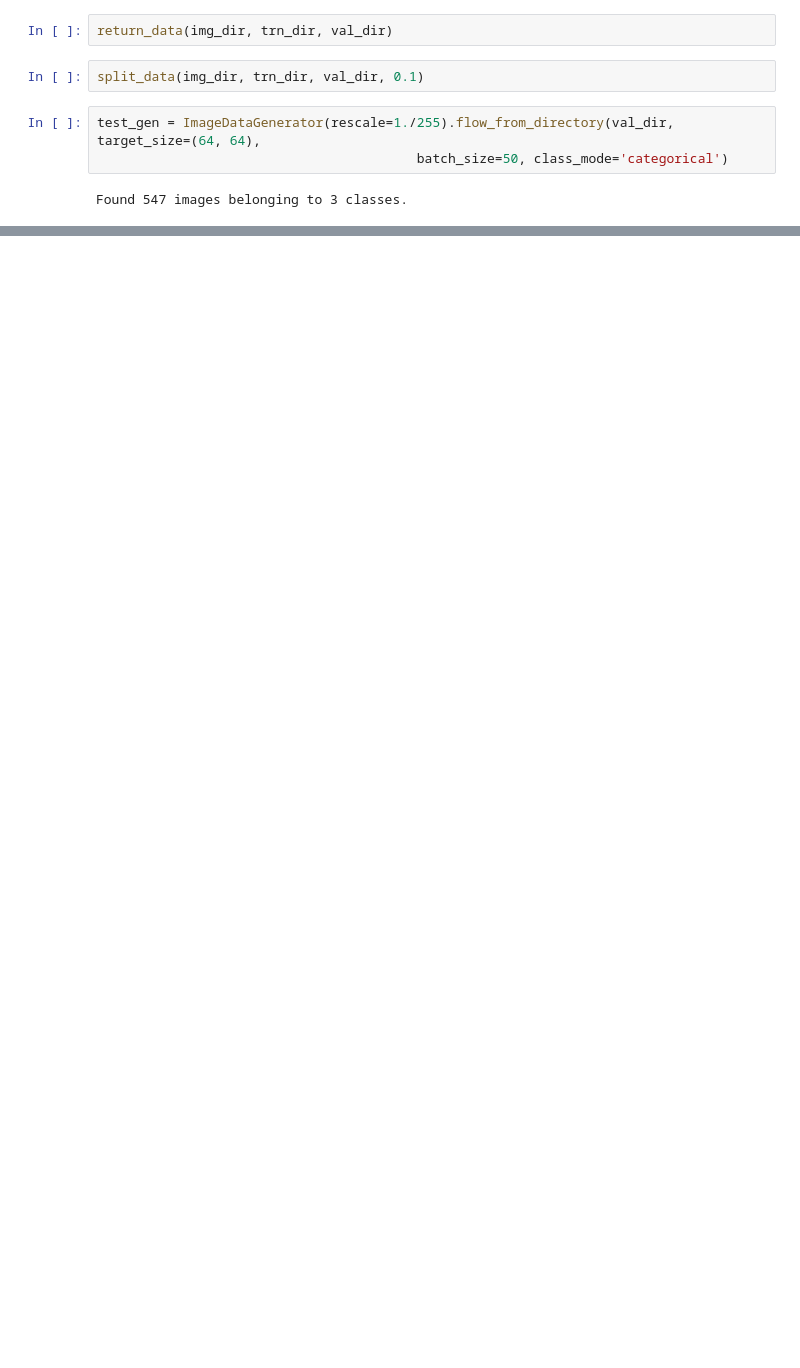
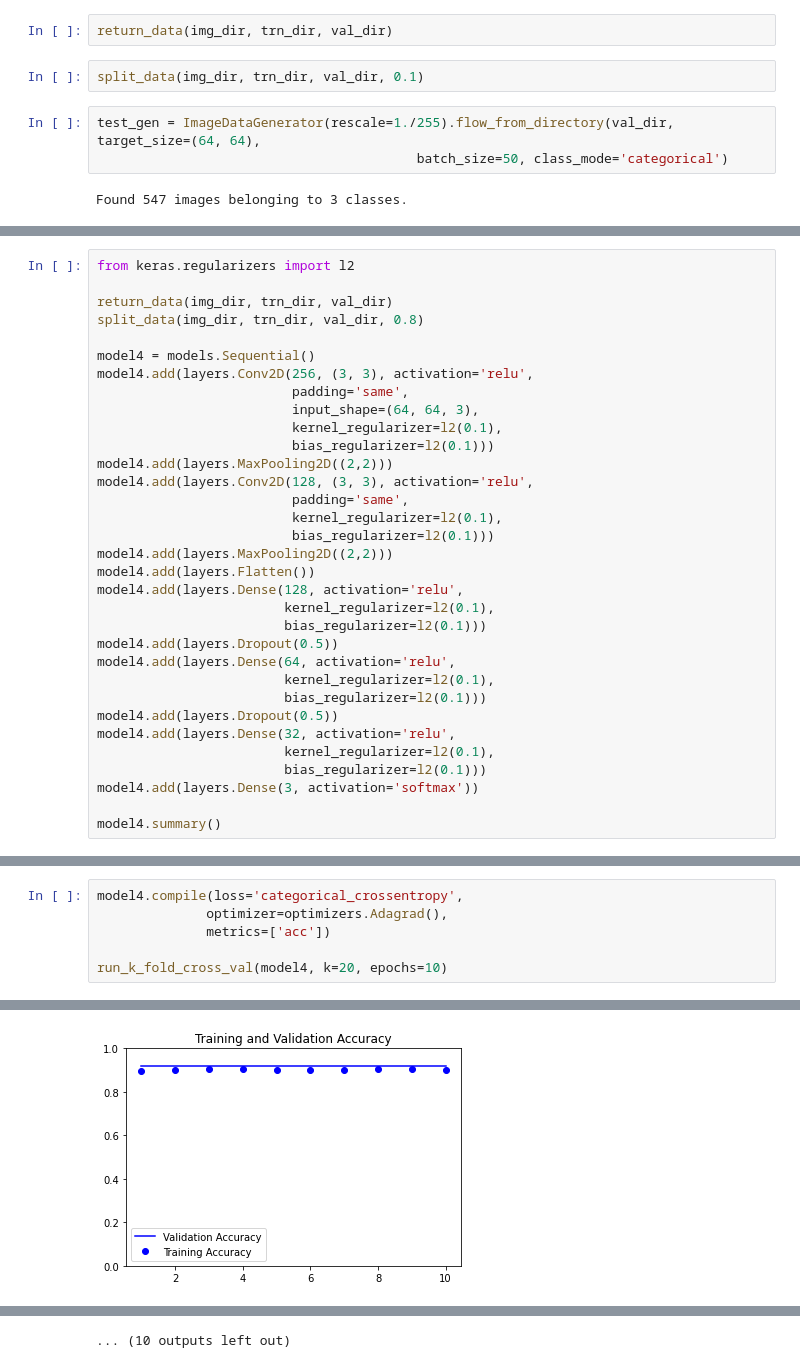
Before and after one commit to aviralsomani/driv-face-classifier, a Jupyter notebook: AviralSomani_FinalProject.ipynb, the cells around one changed output, grey strips where cells are left out. Cells and saved outputs as stored; diff of their text form; blank space fills up the shorter version.

Commit message:
Including more recent performance and output

```diff
--- a/AviralSomani_FinalProject.ipynb
+++ b/AviralSomani_FinalProject.ipynb
@@ -616,0 +624,33 @@ for i in range(len(x)):
+# %%
+from keras.regularizers import l2
+
+return_data(img_dir, trn_dir, val_dir)
+split_data(img_dir, trn_dir, val_dir, 0.8)
+
+model4 = models.Sequential()
+model4.add(layers.Conv2D(256, (3, 3), activation='relu',
+                         padding='same',
+                         input_shape=(64, 64, 3),
+                         kernel_regularizer=l2(0.1),
+                         bias_regularizer=l2(0.1)))
+model4.add(layers.MaxPooling2D((2,2)))
+model4.add(layers.Conv2D(128, (3, 3), activation='relu',
+                         padding='same',
+                         kernel_regularizer=l2(0.1),
+                         bias_regularizer=l2(0.1)))
+model4.add(layers.MaxPooling2D((2,2)))
+model4.add(layers.Flatten())
+model4.add(layers.Dense(128, activation='relu',
+                        kernel_regularizer=l2(0.1),
+                        bias_regularizer=l2(0.1)))
+model4.add(layers.Dropout(0.5))
+model4.add(layers.Dense(64, activation='relu',
+                        kernel_regularizer=l2(0.1),
+                        bias_regularizer=l2(0.1)))
+model4.add(layers.Dropout(0.5))
+model4.add(layers.Dense(32, activation='relu',
+                        kernel_regularizer=l2(0.1),
+                        bias_regularizer=l2(0.1)))
+model4.add(layers.Dense(3, activation='softmax'))
+
+model4.summary()
@@ -616,0 +675,7 @@ for i in range(len(x)):
+# %%
+model4.compile(loss='categorical_crossentropy',
+              optimizer=optimizers.Adagrad(),
+              metrics=['acc'])
+
+run_k_fold_cross_val(model4, k=20, epochs=10)
+# %% [output]
@@ -616,0 +699 @@ for i in range(len(x)):
+[figure, added]
@@ -616,0 +758 @@ for i in range(len(x)):
+... (10 outputs left out)
```
Also changed, not shown: parts of 15 cells of this notebook.
